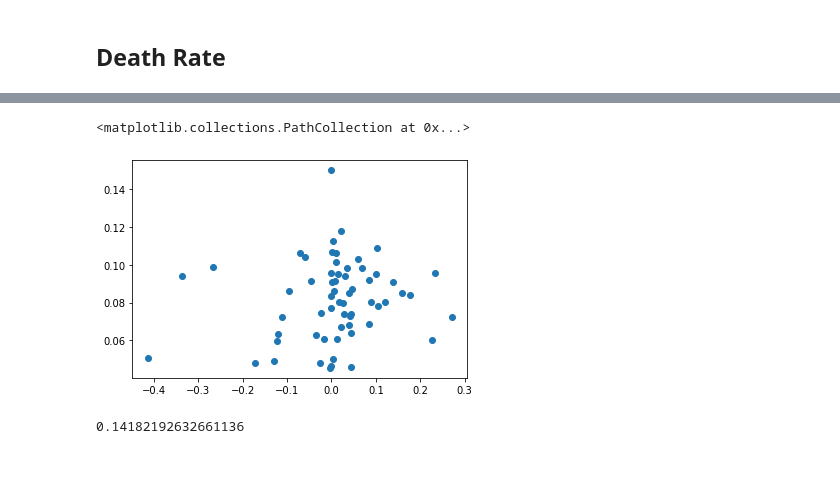
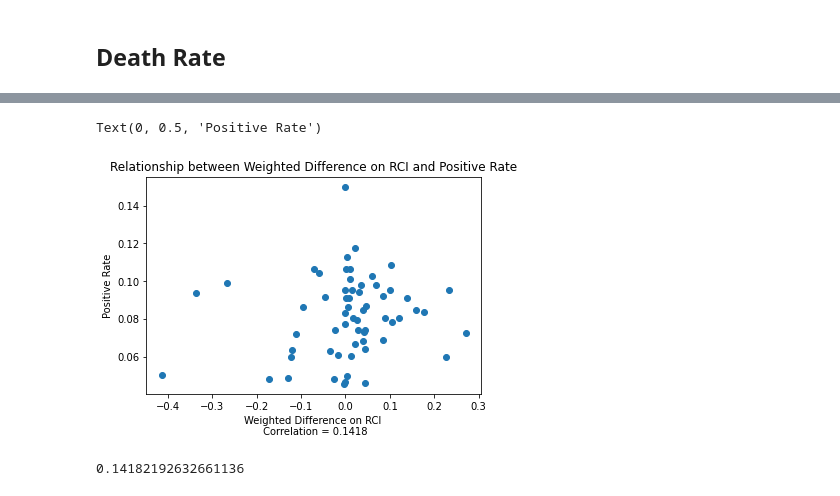
Before and after one commit to chengzegang/Relationship-between-Covid-19-and-Unlawful-Incidents-in-New-York-City, a Jupyter notebook: overview_part2_RCI.ipynb, the cells around one changed output, grey strips where cells are left out. Saved outputs shown, nothing was run; the diff lists cells and outputs as text; code cells hidden in the pictures; blank space fills up the shorter version.

```diff
--- a/overview_part2_RCI.ipynb
+++ b/overview_part2_RCI.ipynb
@@ -214,9 +216,12 @@ covid['RCI_rate'].corr(covid['death_rate'])
-# %%
-%matplotlib inline
-plt.scatter(covid['RCI_diff'], covid['pos_rate'])
-# %% [output]
-<matplotlib.collections.PathCollection at 0x...>
-[figure, removed]
+# %%
+%matplotlib inline
+plt.scatter(covid['RCI_diff'], covid['pos_rate'])
+plt.title("Relationship between Weighted Difference on RCI and Positive Rate")
+plt.xlabel("Weighted Difference on RCI \n Correlation = 0.1418")
+plt.ylabel("Positive Rate")
+# %% [output]
+Text(0, 0.5, 'Positive Rate')
+[figure, added]
 # %%
 covid['RCI_diff'].corr(covid['pos_rate'])
 # %% [output]
```
Also changed, not shown: parts of 11 cells of this notebook, 11 other files.
